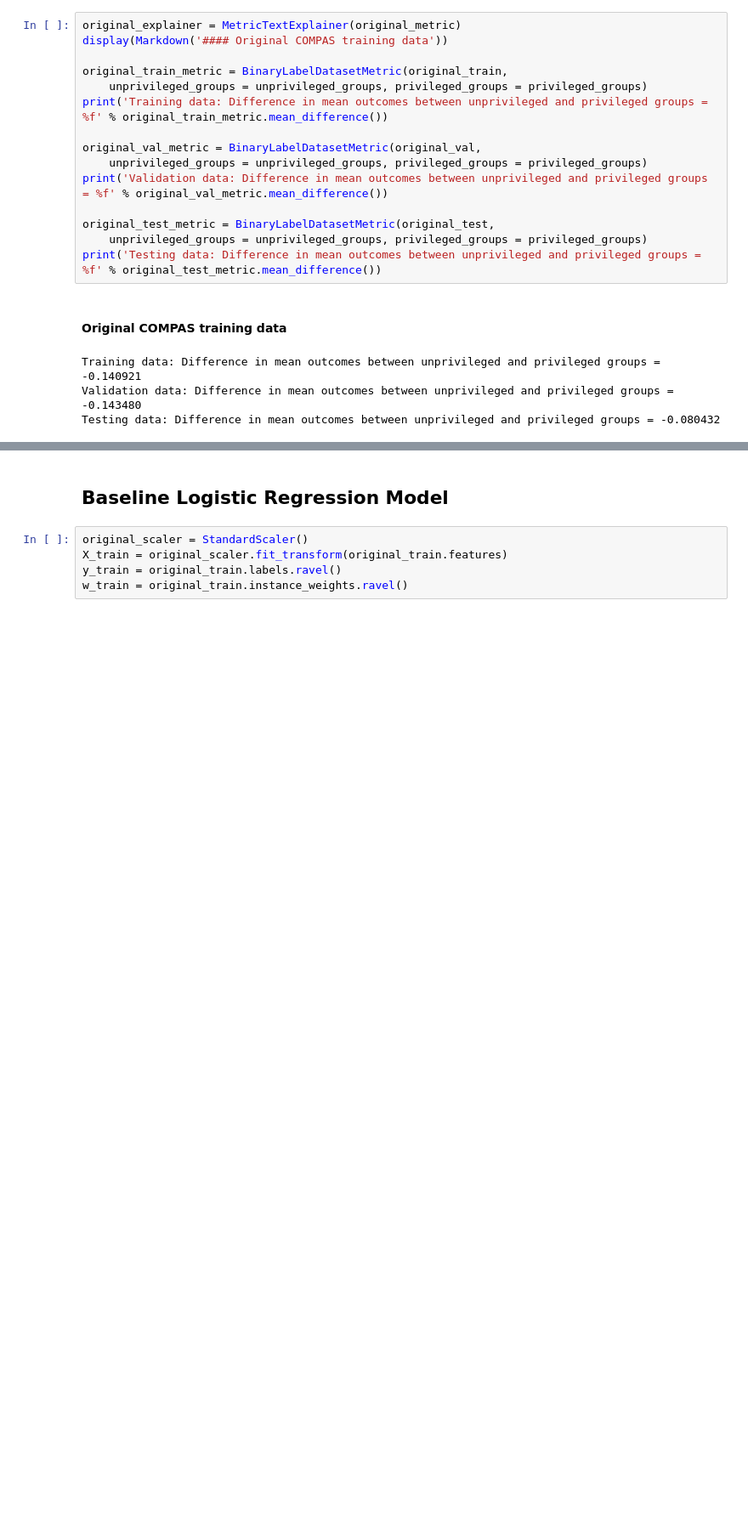
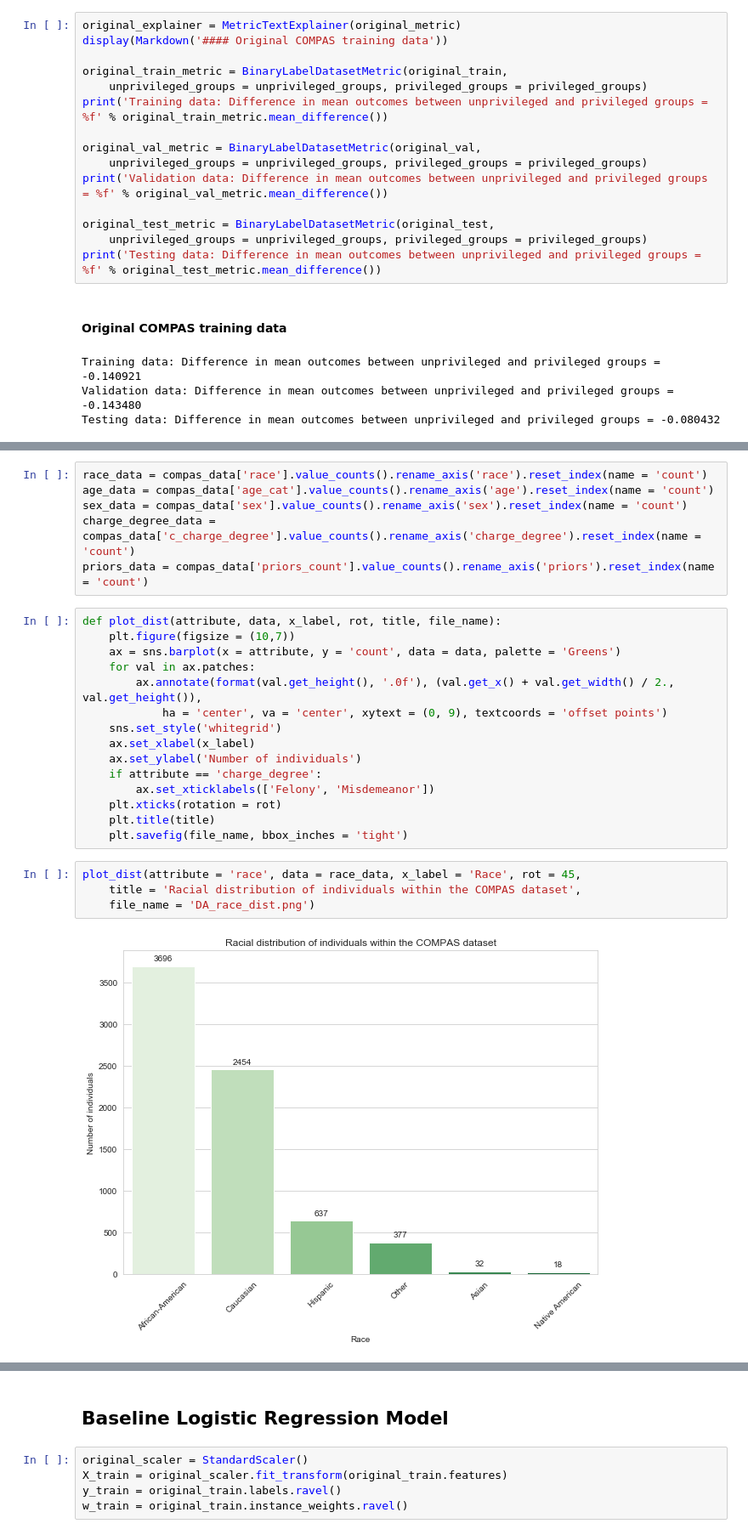
Before and after one commit to megantennies/FYP, a Jupyter notebook: FYP_CODE_LR.ipynb, the cells around one changed output, grey strips where cells are left out. Shown at 85% size. Saved outputs shown, nothing was run; the diff lists cells and outputs as text; blank space fills up the shorter version.

```diff
--- a/FYP_CODE_LR.ipynb
+++ b/FYP_CODE_LR.ipynb
@@ -156,0 +187,27 @@ Testing data: Difference in mean outcomes between unprivileged and privileged gr
+# %%
+race_data = compas_data['race'].value_counts().rename_axis('race').reset_index(name = 'count')
+age_data = compas_data['age_cat'].value_counts().rename_axis('age').reset_index(name = 'count')
+sex_data = compas_data['sex'].value_counts().rename_axis('sex').reset_index(name = 'count')
+charge_degree_data = compas_data['c_charge_degree'].value_counts().rename_axis('charge_degree').reset_index(name = 'count')
+priors_data = compas_data['priors_count'].value_counts().rename_axis('priors').reset_index(name = 'count')
+# %%
+def plot_dist(attribute, data, x_label, rot, title, file_name):
+    plt.figure(figsize = (10,7))
+    ax = sns.barplot(x = attribute, y = 'count', data = data, palette = 'Greens')
+    for val in ax.patches:
+        ax.annotate(format(val.get_height(), '.0f'), (val.get_x() + val.get_width() / 2., val.get_height()),
+            ha = 'center', va = 'center', xytext = (0, 9), textcoords = 'offset points')
+    sns.set_style('whitegrid')
+    ax.set_xlabel(x_label)
+    ax.set_ylabel('Number of individuals')
+    if attribute == 'charge_degree':
+        ax.set_xticklabels(['Felony', 'Misdemeanor'])
+    plt.xticks(rotation = rot)
+    plt.title(title)
+    plt.savefig(file_name, bbox_inches = 'tight')
+# %%
+plot_dist(attribute = 'race', data = race_data, x_label = 'Race', rot = 45,
+    title = 'Racial distribution of individuals within the COMPAS dataset',
+    file_name = 'DA_race_dist.png')
+# %% [output]
+[figure, added]
```
Also changed, not shown: parts of 43 cells of this notebook, 11 other files.
